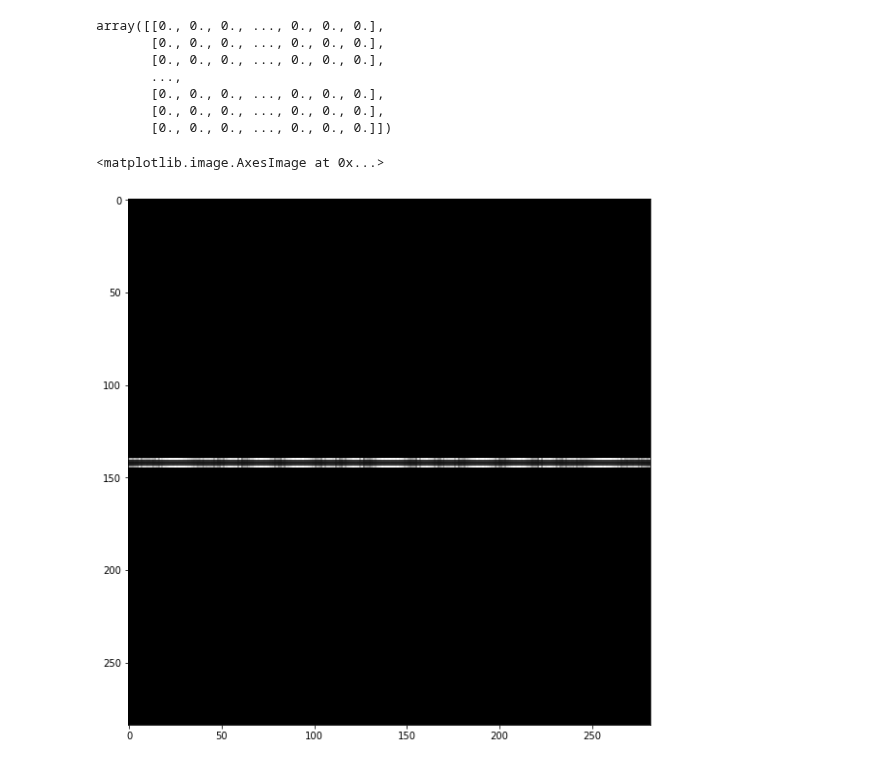
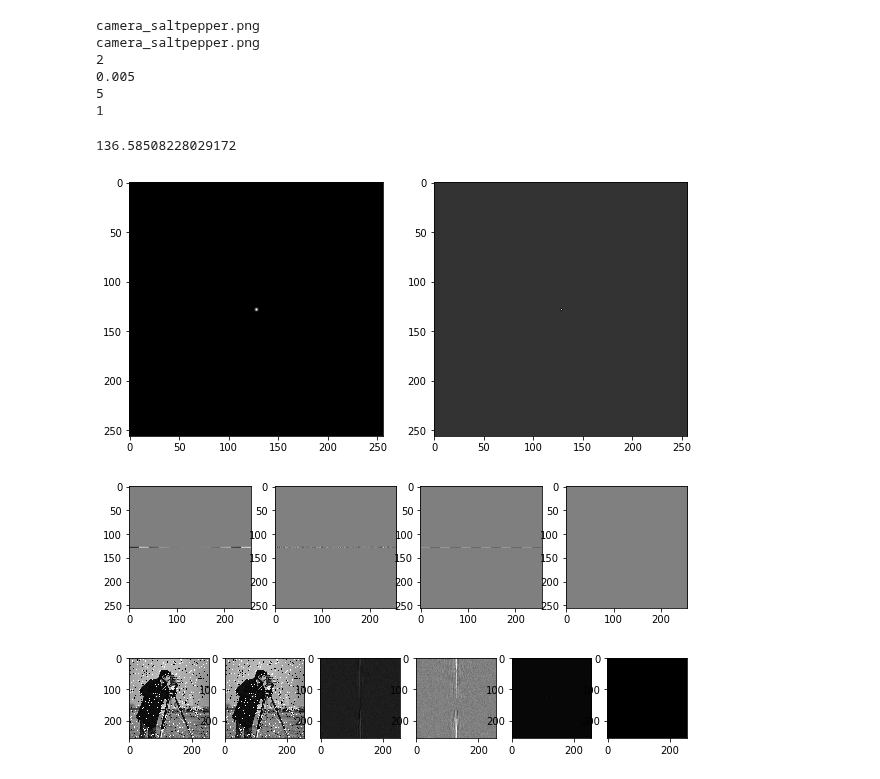
Before and after one commit to jecs89/LearningEveryDay, a Jupyter notebook: IP/ex3.ipynb, the cells around one changed output. Cells and saved outputs as stored; diff of their text form; code cells hidden in the pictures.

```diff
--- a/IP/ex3.ipynb
+++ b/IP/ex3.ipynb
@@ -274,12 +180,4 @@ def test_myscale():
 # %%
-import scipy
-
-im1 = igio.imread('otra.png')
-print(im1.shape)
-im1 = 0.2126*im1[:,:,0] + 0.7152*im1[:,:,1] + 0.0722**im1[:,:,2]
-im1 = im1[0:284,:282]
-print(im1.shape)
-
 def gaussian_filter(k=5,sigma=1.0):
     arx=np.arange((-k//2)+1.0,(k//2)+1.0)
     x,y=np.meshgrid(arx,arx)
@@ -295,14 +193,15 @@ def center_padding(H_u, g_filter):
 
 def dislocar(G_u):
     G_u_tmp = np.copy(G_u)
-    inc_x = int(np.floor(im1.shape[0]/2))
-    inc_y = int(np.floor(im1.shape[1]/2))
+    inc_x = int(np.floor(G_u.shape[0]/2))
+    inc_y = int(np.floor(G_u.shape[1]/2))
 
-    G_u[0:inc_x, 0:inc_y] = G_u_tmp[inc_x:im1.shape[0], inc_y:im1.shape[1]]
+    G_u[0:inc_x, 0:inc_y] = G_u_tmp[inc_x:G_u.shape[0], inc_y:G_u.shape[1]]
 
-    G_u[0:inc_x, 0:inc_y] = G_u_tmp[inc_x:im1.shape[0], inc_y:im1.shape[1]]
-    G_u[inc_x:im1.shape[0], inc_y:im1.shape[1]] = G_u_tmp[0:inc_x, 0:inc_y]
-    G_u[0:inc_x, inc_y:im1.shape[1]] = G_u_tmp[inc_x:im1.shape[0], 0:inc_y]
-    G_u[inc_x:im1.shape[0], 0:inc_y] = G_u_tmp[0:inc_x, inc_y:im1.shape[1]]
+    G_u[0:inc_x, 0:inc_y] = G_u_tmp[inc_x:G_u.shape[0], inc_y:G_u.shape[1]]
+    G_u[inc_x:G_u.shape[0], inc_y:G_u.shape[1]] = G_u_tmp[0:inc_x, 0:inc_y]
+
+    G_u[0:inc_x, inc_y:G_u.shape[1]] = G_u_tmp[inc_x:G_u.shape[0], 0:inc_y]
+    G_u[inc_x:G_u.shape[0], 0:inc_y] = G_u_tmp[0:inc_x, inc_y:G_u.shape[1]]
 
     return G_u
@@ -399,20 +304,32 @@ plt.imshow(f.imag, cmap = 'gray')
-# %%
-f
-# %% [output]
-array([[0., 0., 0., ..., 0., 0., 0.],
-       [0., 0., 0., ..., 0., 0., 0.],
-       [0., 0., 0., ..., 0., 0., 0.],
-       ...,
-       [0., 0., 0., ..., 0., 0., 0.],
-       [0., 0., 0., ..., 0., 0., 0.],
-       [0., 0., 0., ..., 0., 0., 0.]])
-# %%
-f_inv = ifft(f)
-# for i in range(f.shape[0]):
-#     for j in range(f.shape[1]):
-#         print(f_inv[i,j])
-plt.figure(figsize=(10,10))
-plt.imshow(f_inv.real, cmap = plt.get_cmap(name = 'gray'))
-# %% [output]
-<matplotlib.image.AxesImage at 0x...>
-[figure, removed]
+# %%
+name_reference = str(input()).rstrip()
+name_degraded  = str(input()).rstrip()
+
+F = int(input())
+if( F == 1 ):
+    gamma = float(input())
+    size_denoising_filter = int(input())
+    denoising_type = str(input())
+    f_rest = my_fun(name_reference, name_degraded, F, gamma, np.zeros([size_denoising_filter,size_denoising_filter]), denoising_type, sigma = 0 )
+
+    img_reference =igio.imread(name_reference)
+    print( my_mse(img_reference, f_rest) )
+elif( F == 2 ):
+    gamma = float(input())
+    size_denoising_filter = int(input())
+    sigma = float(input())
+    f_rest = my_fun1(name_reference, name_degraded, F, gamma, size_denoising_filter, sigma )
+
+    img_reference =igio.imread(name_reference)
+    print( my_mse(img_reference, f_rest) )
+# %% [output]
+camera_saltpepper.png
+camera_saltpepper.png
+2
+0.005
+5
+1
+136.58508228029172
+[figure, added]
+[figure, added]
+[figure, added]
```
Also changed, not shown: parts of 10 cells of this notebook.
